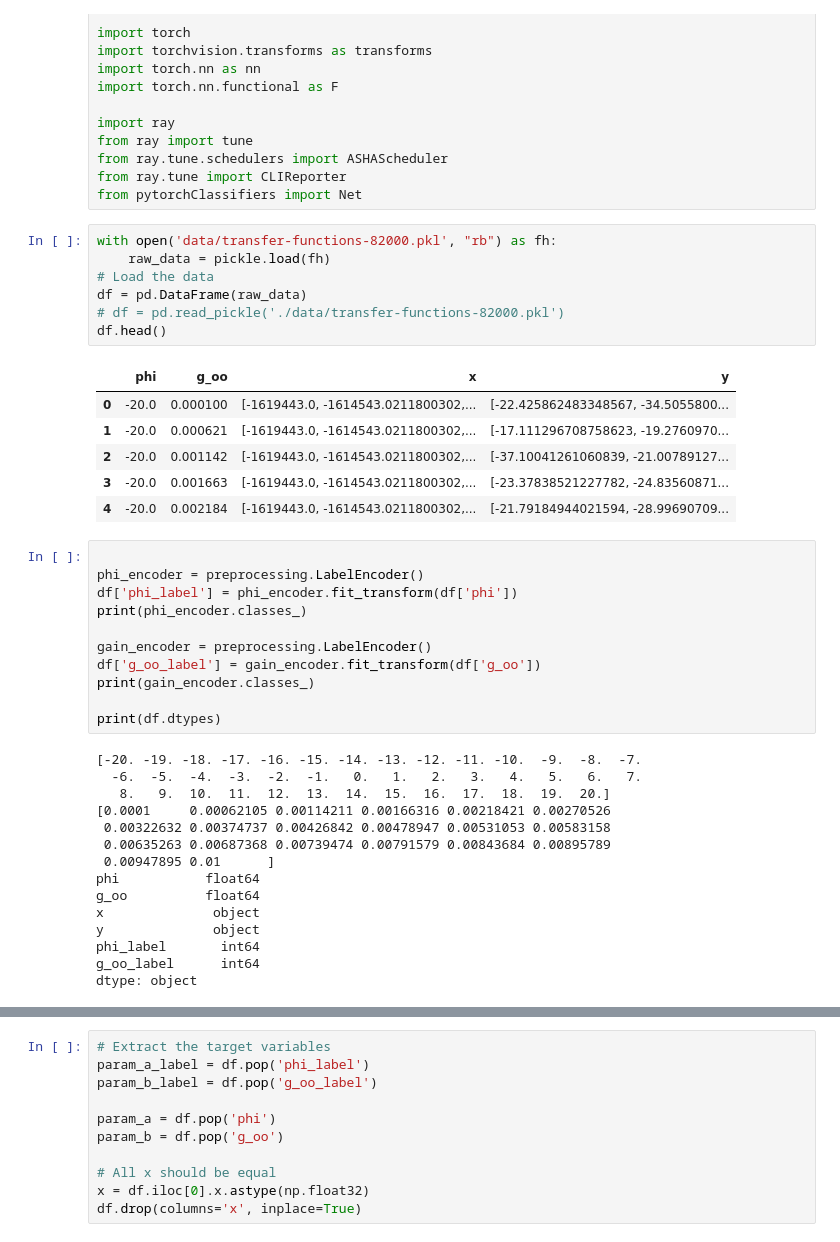
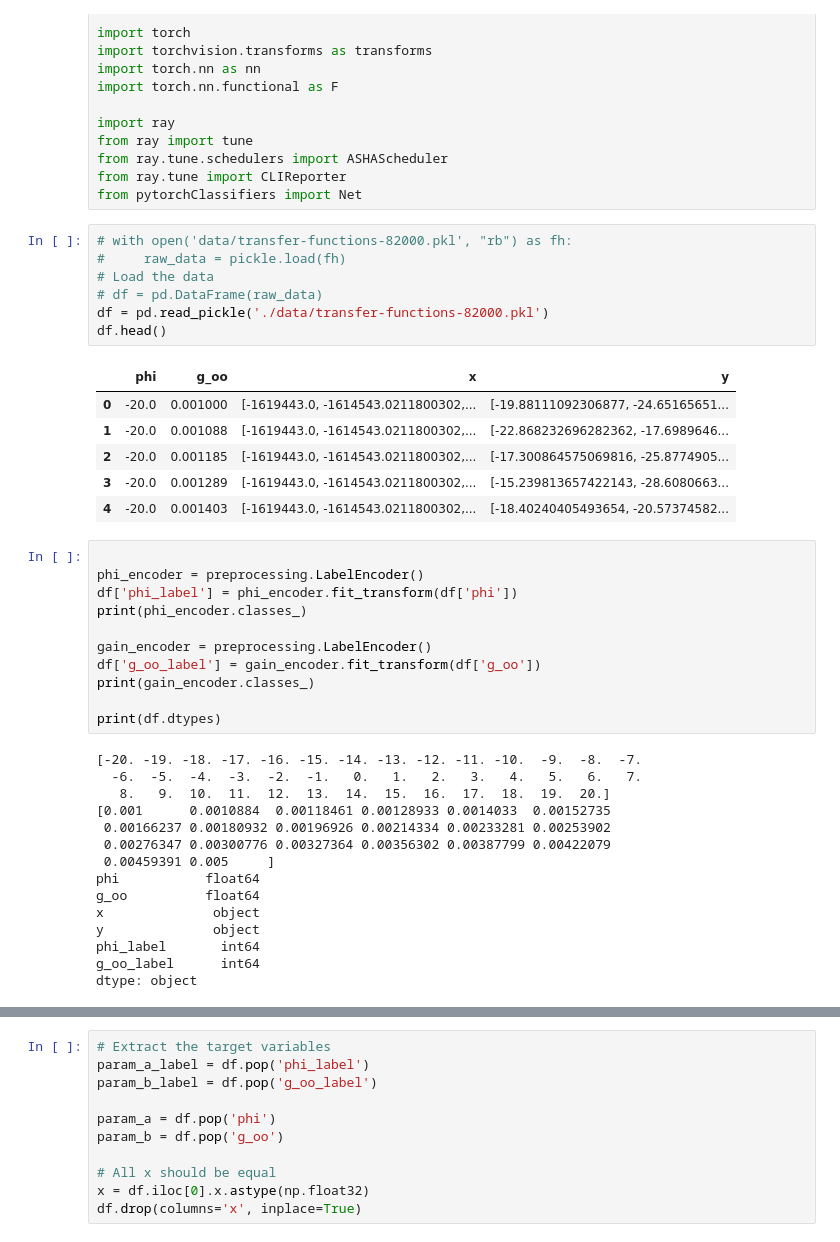
Before and after one commit to kiliakis/ML-LHC-closed-loop, a Jupyter notebook: pytorch_predictor_hyperparameter.ipynb, the cells around one changed output, grey strips where cells are left out. Saved outputs shown, nothing was run; the diff lists cells and outputs as text.

```diff
--- a/pytorch_predictor_hyperparameter.ipynb
+++ b/pytorch_predictor_hyperparameter.ipynb
@@ -40,19 +40,19 @@ from ray.tune.schedulers import ASHAScheduler
 from ray.tune import CLIReporter
 from pytorchClassifiers import Net
 # %%
-with open('data/transfer-functions-82000.pkl', "rb") as fh:
-    raw_data = pickle.load(fh)
+# with open('data/transfer-functions-82000.pkl', "rb") as fh:
+#     raw_data = pickle.load(fh)
 # Load the data
-df = pd.DataFrame(raw_data)
-# df = pd.read_pickle('./data/transfer-functions-82000.pkl')
+# df = pd.DataFrame(raw_data)
+df = pd.read_pickle('./data/transfer-functions-82000.pkl')
 df.head()
 # %% [output]
 |  | phi | g_oo | x | y |
-| 0 | -20.0 | 0.000100 | [-1619443.0, -1614543.0211800302,... | [-22.425862483348567, -34.5055800... |
-| 1 | -20.0 | 0.000621 | [-1619443.0, -1614543.0211800302,... | [-17.111296708758623, -19.2760970... |
-| 2 | -20.0 | 0.001142 | [-1619443.0, -1614543.0211800302,... | [-37.10041261060839, -21.00789127... |
-| 3 | -20.0 | 0.001663 | [-1619443.0, -1614543.0211800302,... | [-23.37838521227782, -24.83560871... |
-| 4 | -20.0 | 0.002184 | [-1619443.0, -1614543.0211800302,... | [-21.79184944021594, -28.99690709... |
+| 0 | -20.0 | 0.001000 | [-1619443.0, -1614543.0211800302,... | [-19.88111092306877, -24.65165651... |
+| 1 | -20.0 | 0.001088 | [-1619443.0, -1614543.0211800302,... | [-22.868232696282362, -17.6989646... |
+| 2 | -20.0 | 0.001185 | [-1619443.0, -1614543.0211800302,... | [-17.300864575069816, -25.8774905... |
+| 3 | -20.0 | 0.001289 | [-1619443.0, -1614543.0211800302,... | [-15.239813657422143, -28.6080663... |
+| 4 | -20.0 | 0.001403 | [-1619443.0, -1614543.0211800302,... | [-18.40240405493654, -20.57374582... |
 # %%
 
 phi_encoder = preprocessing.LabelEncoder()
@@ -68,10 +68,10 @@ print(df.dtypes)
 [-20. -19. -18. -17. -16. -15. -14. -13. -12. -11. -10.  -9.  -8.  -7.
   -6.  -5.  -4.  -3.  -2.  -1.   0.   1.   2.   3.   4.   5.   6.   7.
    8.   9.  10.  11.  12.  13.  14.  15.  16.  17.  18.  19.  20.]
-[0.0001     0.00062105 0.00114211 0.00166316 0.00218421 0.00270526
- 0.00322632 0.00374737 0.00426842 0.00478947 0.00531053 0.00583158
- 0.00635263 0.00687368 0.00739474 0.00791579 0.00843684 0.00895789
- 0.00947895 0.01      ]
+[0.001      0.0010884  0.00118461 0.00128933 0.0014033  0.00152735
+ 0.00166237 0.00180932 0.00196926 0.00214334 0.00233281 0.00253902
+ 0.00276347 0.00300776 0.00327364 0.00356302 0.00387799 0.00422079
+ 0.00459391 0.005     ]
 phi           float64
 g_oo          float64
 x              object
```
Also changed, not shown: parts of 4 cells of this notebook, 11 other files.
